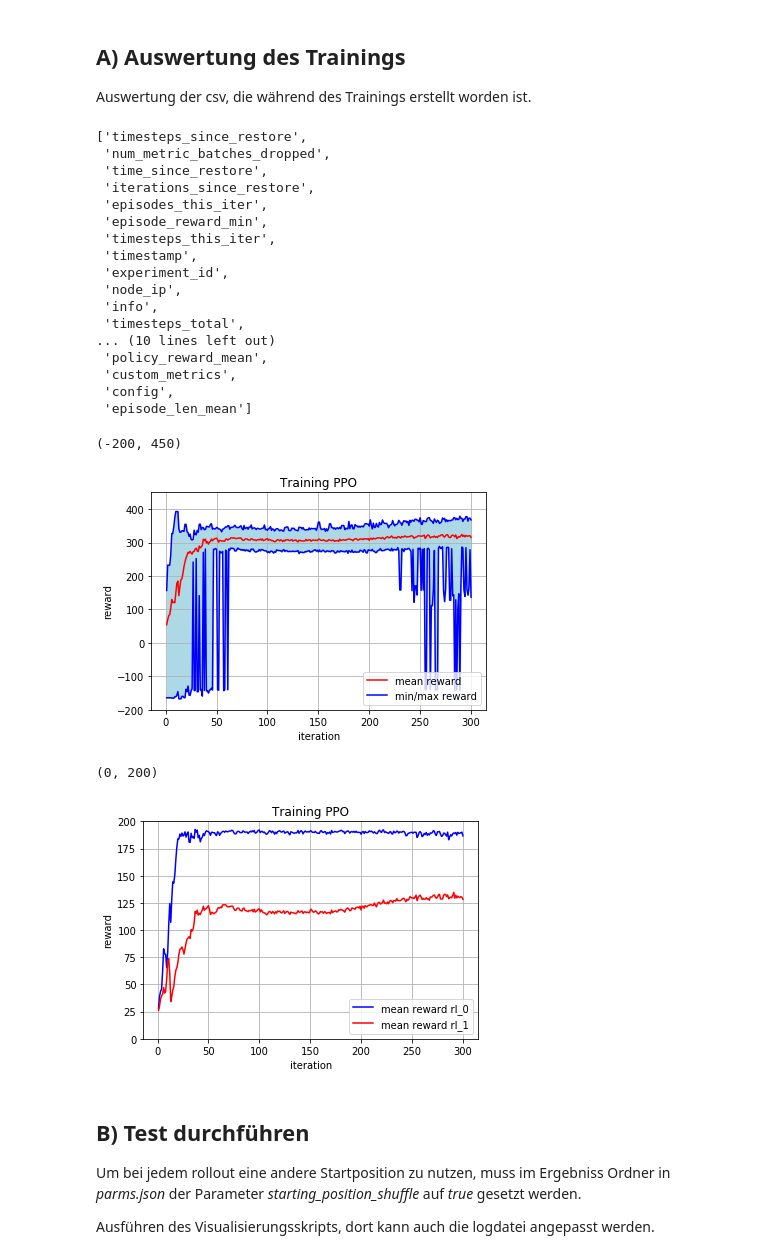
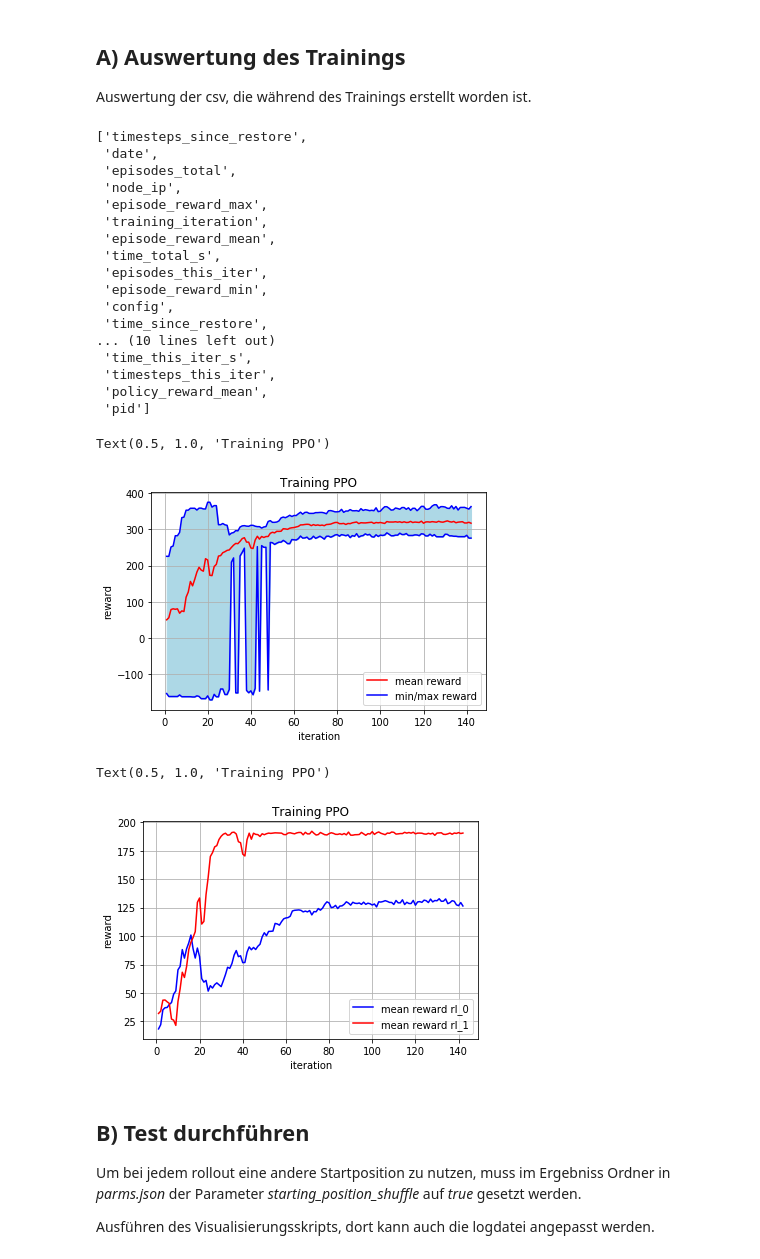
Before and after one commit to MouvementMondial/flow, a Jupyter notebook: Diplomarbeit/Auswertung_I3W_MultiAgent.ipynb, the cells around one changed output. Cells and saved outputs as stored; diff of their text form; code cells hidden in the pictures.

```diff
--- a/Diplomarbeit/Auswertung_I3W_MultiAgent.ipynb
+++ b/Diplomarbeit/Auswertung_I3W_MultiAgent.ipynb
@@ -4,7 +4,7 @@
 Die Ergebnisse des Trainings wurden hier abgelegt:
 # %%
 path_ray_results = "/home/thorsten/ray_results/IntersectionExample/"
-folder_results = "/Reproduzierbarkeitstest_2/PPO_MultiAgentIntersectionEnv-v0_0_2019-03-13_04-38-5556_jtq95"
+folder_results = "PPO_MultiAgentIntersectionEnv-v0_0_2019-03-14_14-59-309afvmegl"
 # %% [markdown]
 ## A) Auswertung des Trainings
 Auswertung der csv, die während des Trainings erstellt worden ist.
@@ -27,54 +27,54 @@ data = pd.read_csv(filename_trainingprogress,sep=',',header=0)
 list(data)
 # %% [output]
 ['timesteps_since_restore',
- 'num_metric_batches_dropped',
- 'time_since_restore',
- 'iterations_since_restore',
+ 'date',
+ 'episodes_total',
+ 'node_ip',
+ 'episode_reward_max',
+ 'training_iteration',
+ 'episode_reward_mean',
+ 'time_total_s',
  'episodes_this_iter',
  'episode_reward_min',
+ 'config',
+ 'time_since_restore',
+... (10 lines left out)
+ 'time_this_iter_s',
  'timesteps_this_iter',
- 'timestamp',
- 'experiment_id',
- 'node_ip',
- 'info',
- 'timesteps_total',
-... (10 lines left out)
  'policy_reward_mean',
- 'custom_metrics',
- 'config',
- 'episode_len_mean']
+ 'pid']
 # %%
 episode_reward_min = data[['episode_reward_min']].values
 episode_reward_mean = data[['episode_reward_mean']].values
 episode_reward_max = data[['episode_reward_max']].values
 
 episodes_total = data[['episodes_total']].values/episodes_per_iteration
 training_iteration = data[['training_iteration']].values
 
 plt.plot(training_iteration,
          episode_reward_min,
          c='b')
 plt.plot(training_iteration,
          episode_reward_mean,
          c='r',
          label='mean reward')
 plt.plot(training_iteration,
          episode_reward_max,
          c='b',
          label='min/max reward')
 plt.fill_between(np.squeeze(training_iteration),
                  np.squeeze(episode_reward_min),
                  np.squeeze(episode_reward_max),
                  color='lightblue')
 plt.legend(loc='lower right')
 plt.xlabel('iteration')
 plt.ylabel('reward')
 plt.grid()
 plt.title('Training PPO')
-plt.ylim(-200,450)
+#plt.ylim(-200,450)
 # %% [output]
-(-200, 450)
+Text(0.5, 1.0, 'Training PPO')
-[figure, old version]
+[figure, new version]
 # %%
 policy_reward_mean = data[['policy_reward_mean']].values
 
@@ -107,10 +107,10 @@ plt.xlabel('iteration')
 plt.ylabel('reward')
 plt.grid()
 plt.title('Training PPO')
-plt.ylim(0,200)
+#plt.ylim(0,200)
 # %% [output]
-(0, 200)
+Text(0.5, 1.0, 'Training PPO')
-[figure, old version]
+[figure, new version]
 # %% [markdown]
 ## B) Test durchführen
 
```
Also changed, not shown: parts of 8 cells of this notebook, 6 other files.
